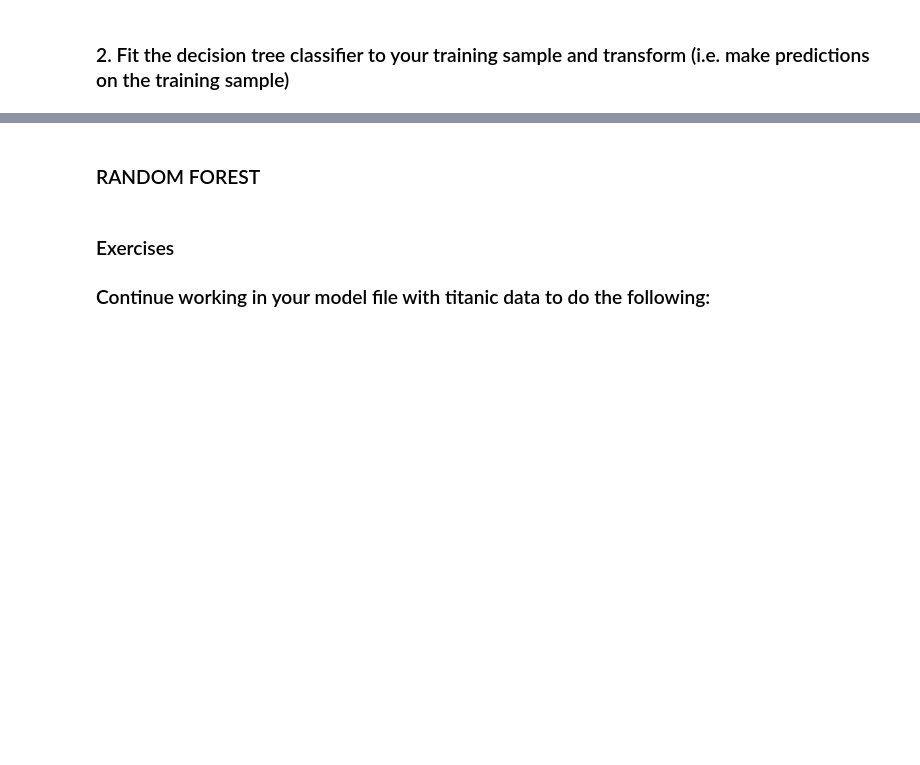
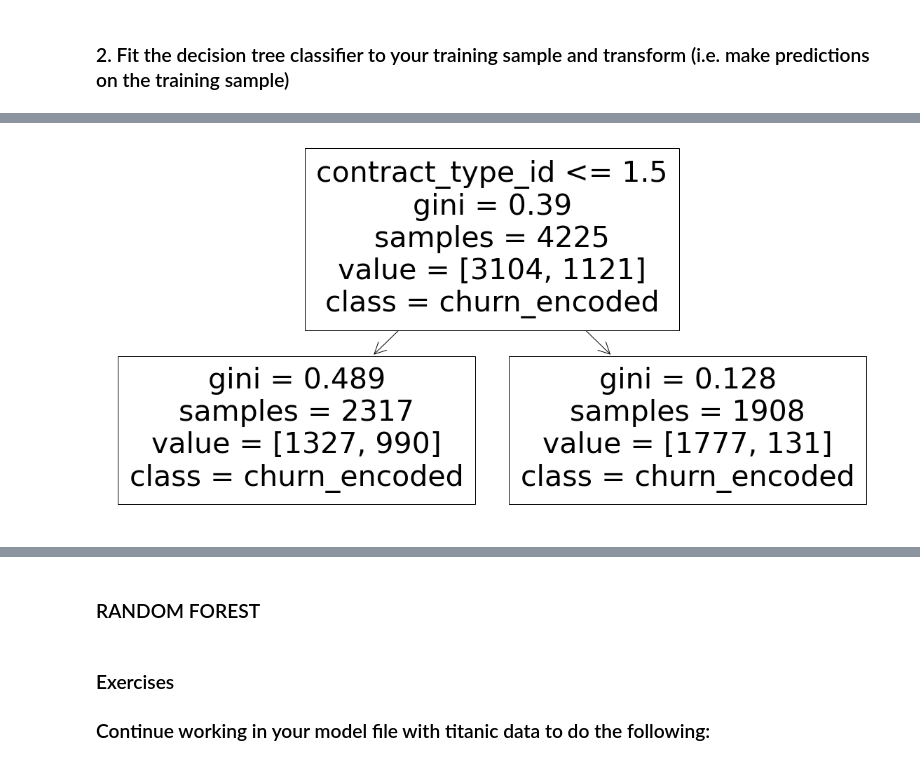
Before and after one commit to patrickamwayi/classification-exercises, a Jupyter notebook: model.ipynb, the cells around one changed output, grey strips where cells are left out. Saved outputs shown, nothing was run; the diff lists cells and outputs as text; code cells hidden in the pictures; blank space fills up the shorter version.

Commit message:
model exercises WIP

```diff
--- a/model.ipynb
+++ b/model.ipynb
@@ -439,16 +453,16 @@ telco_train.columns, telco_validate.columns
 # y is target variable
 
 # x and y train
-X_telco_train = telco_train.drop(columns = 'churn')
-y_telco_train = telco_train.churn
+X_telco_train = telco_train.drop(columns = 'churn_encoded')
+y_telco_train = telco_train.churn_encoded
 
 # x and y validate
-X_telco_validate = telco_validate.drop(columns = 'churn')
-y_telco_validate = telco_validate.churn
+X_telco_validate = telco_validate.drop(columns = 'churn_encoded')
+y_telco_validate = telco_validate.churn_encoded
 
 # x and y test
-X_telco_test = telco_test.drop(columns = 'churn')
-y_telco_test = telco_test.churn
+X_telco_test = telco_test.drop(columns = 'churn_encoded')
+y_telco_test = telco_test.churn_encoded
 # %%
 # y_train data
 y_telco_train.value_counts()
@@ -477,0 +515,6 @@ print(f'validate score: {model1.score(X_telco_validate, y_telco_validate):.2%}')
+# %%
+import matplotlib.pyplot as plt
+plt.figure(figsize=(20,10))
+plot_tree(model1, feature_names=X_telco_train.columns.to_list(), class_names=['churn_encoded']);
+# %% [output]
+[figure, added]
```
Also changed, not shown: parts of 77 cells of this notebook.
